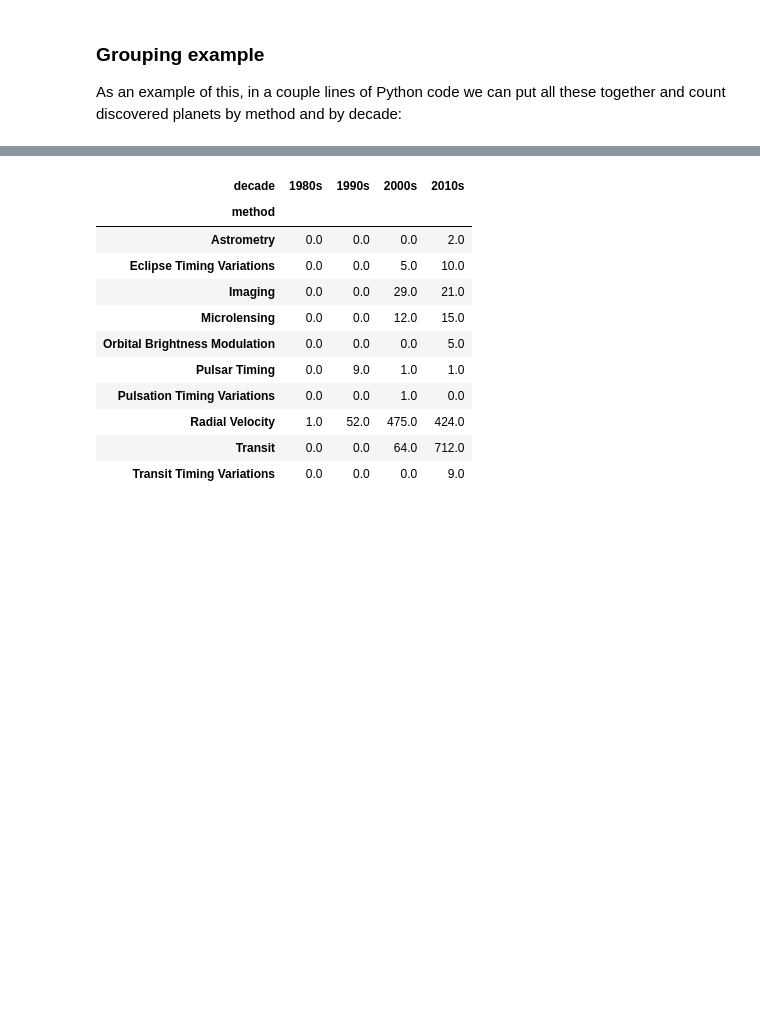
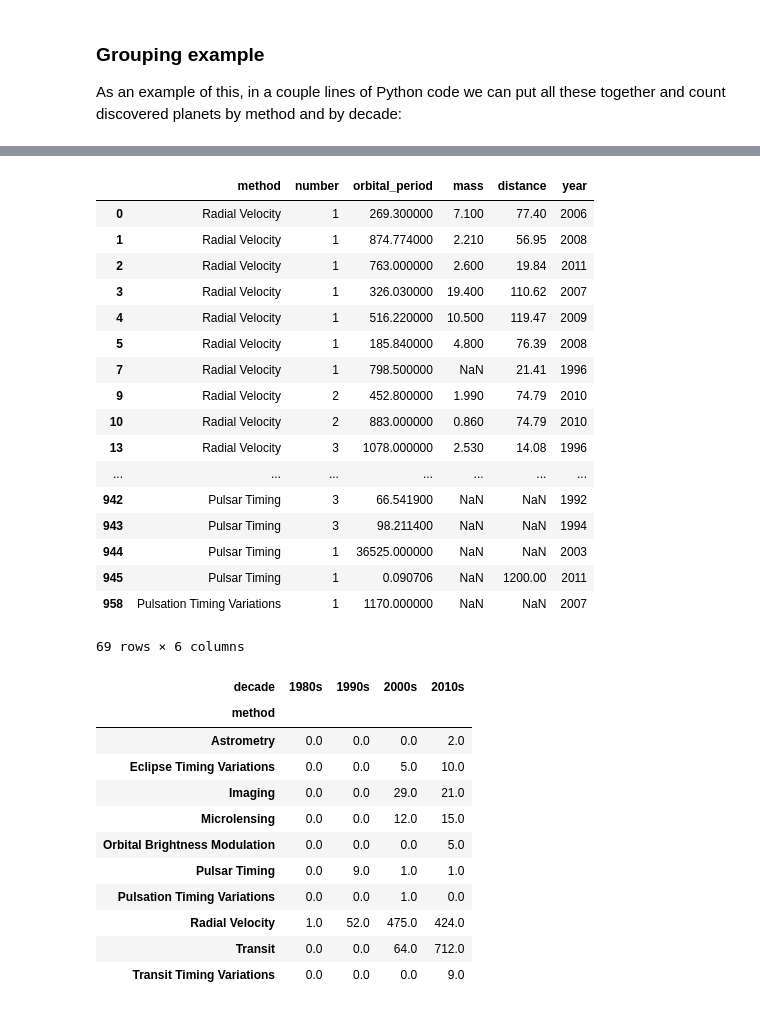
Before and after one commit to hcchengithub/PythonDataScienceHandbook, a Jupyter notebook: notebooks/03.08-Aggregation-and-Grouping.ipynb, the cells around one changed output, grey strips where cells are left out. Cells and saved outputs as stored; diff of their text form; code cells hidden in the pictures; blank space fills up the shorter version.

```diff
--- a/notebooks/03.08-Aggregation-and-Grouping.ipynb
+++ b/notebooks/03.08-Aggregation-and-Grouping.ipynb
@@ -568 +697,23 @@ As an example of this, in a couple lines of Python code we can put all these tog
+# %%
+# 分解動作查看，這個 groupby 我就已經不熟了。。。前面有見過，不太理解 [ ]
+planets.groupby(['method', decade]).head()
+# %% [output]
+|  | method | number | orbital_period | mass | distance | year |
+| 0 | Radial Velocity | 1 | 269.300000 | 7.100 | 77.40 | 2006 |
+| 1 | Radial Velocity | 1 | 874.774000 | 2.210 | 56.95 | 2008 |
+| 2 | Radial Velocity | 1 | 763.000000 | 2.600 | 19.84 | 2011 |
+| 3 | Radial Velocity | 1 | 326.030000 | 19.400 | 110.62 | 2007 |
+| 4 | Radial Velocity | 1 | 516.220000 | 10.500 | 119.47 | 2009 |
+| 5 | Radial Velocity | 1 | 185.840000 | 4.800 | 76.39 | 2008 |
+| 7 | Radial Velocity | 1 | 798.500000 | NaN | 21.41 | 1996 |
+| 9 | Radial Velocity | 2 | 452.800000 | 1.990 | 74.79 | 2010 |
+| 10 | Radial Velocity | 2 | 883.000000 | 0.860 | 74.79 | 2010 |
+| 13 | Radial Velocity | 3 | 1078.000000 | 2.530 | 14.08 | 1996 |
+| ... | ... | ... | ... | ... | ... | ... |
+| 942 | Pulsar Timing | 3 | 66.541900 | NaN | NaN | 1992 |
+| 943 | Pulsar Timing | 3 | 98.211400 | NaN | NaN | 1994 |
+| 944 | Pulsar Timing | 1 | 36525.000000 | NaN | NaN | 2003 |
+| 945 | Pulsar Timing | 1 | 0.090706 | NaN | 1200.00 | 2011 |
+| 958 | Pulsation Timing Variations | 1 | 1170.000000 | NaN | NaN | 2007 |
+69 rows × 6 columns
 # %%
```
Also changed, not shown: parts of 25 cells of this notebook, 1 other file.
